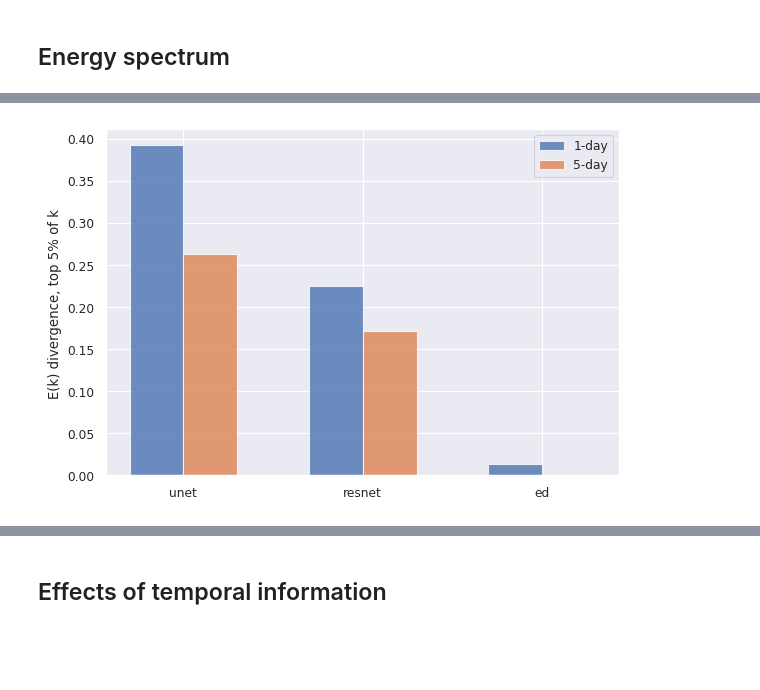
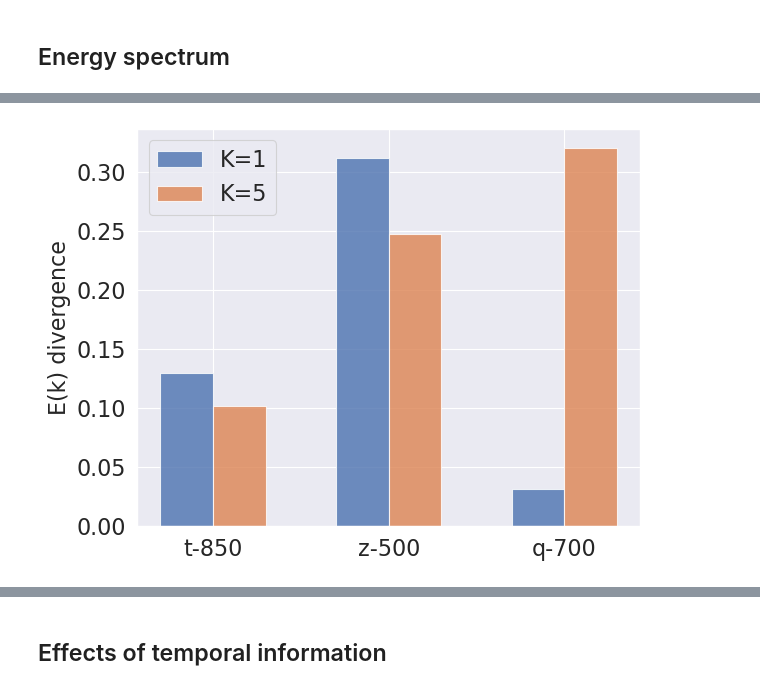
Before and after one commit to leap-stc/ChaosBench, a Jupyter notebook: notebooks/04a_s2s_eval.ipynb, the cells around one changed output, grey strips where cells are left out. Drawn from its saved outputs; the diff is of its cells as text; code cells hidden in the pictures; blank space fills up the shorter version.

```diff
--- a/notebooks/04a_s2s_eval.ipynb
+++ b/notebooks/04a_s2s_eval.ipynb
@@ -41,7 +49,7 @@ First, we plot across centers + unet
 # %%
 # Plot RMSE over time, across centers
 model_names = ['persistence', 'ecmwf', 'ukmo', 'ncep', 'cma', 'unet_s2s']
-metrics = ['rmse', 'mae', 'bias', 'r2', 'acc']
+metrics = ['rmse', 'acc', 'ssim']
 headline_vars = dict({'t-850': 'K', 'z-500': 'gpm', 'q-700': r'$kg kg^{-1}$'})
 
 for metric_idx, metric in enumerate(metrics):
@@ -49,7 +57,7 @@ for metric_idx, metric in enumerate(metrics):
 
     for model_idx, model_name in enumerate(model_names):
         if 's2s' in model_name:
-            df = pd.read_csv(Path(f'../logs/{model_name}/eval/version_3/{metric}_{model_name}.csv'))
+            df = pd.read_csv(Path(f'../logs/{model_name}/eval/version_2/{metric}_{model_name}.csv'))
 
         else:
             df = pd.read_csv(Path(f'../logs/{model_name}/eval/{metric}_{model_name}.csv'))
@@ -82,14 +88,14 @@ for metric_idx, metric in enumerate(metrics):
 Then we evaluate only on data-driven models (with persistence + ecmwf as benchmark)
 # %%
 # Plot RMSE over time, across centers and data-driven models
-model_names = ['ecmwf', 'unet_s2s', 'resnet_s2s']
+model_names = ['ecmwf', 'unet_s2s', 'resnet_s2s', 'ed_s2s', 'fno_s2s']
 
 for metric_idx, metric in enumerate(metrics):
     f, ax = plt.subplots(1, len(headline_vars), figsize=(6*len(headline_vars), 6))
 
     for model_idx, model_name in enumerate(model_names):
         if 's2s' in model_name:
-            df = pd.read_csv(Path(f'../logs/{model_name}/eval/version_3/{metric}_{model_name}.csv'))
+            df = pd.read_csv(Path(f'../logs/{model_name}/eval/version_0/{metric}_{model_name}.csv'))
 
         else:
             df = pd.read_csv(Path(f'../logs/{model_name}/eval/{metric}_{model_name}.csv'))
@@ -134,7 +138,7 @@ model_args = hyperparams['model_args']
 data_args = hyperparams['data_args']
 
 ## Checkpointing
-ckpt_filepath = log_dir / 'lightning_logs/version_3/checkpoints/'
+ckpt_filepath = log_dir / 'lightning_logs/version_0/checkpoints/'
 ckpt_filepath = list(ckpt_filepath.glob('*.ckpt'))[0]
 baseline = model.S2SBenchmarkModel(model_args=model_args, data_args=data_args)
 baseline = baseline.load_from_checkpoint(ckpt_filepath)
@@ -149,7 +153,7 @@ date_idx = 0
 param = 't'
 level = 850
 
-plot_idx = [1, config.N_STEPS // 2, config.N_STEPS - 1] # [1...config.N_STEPS-1]
+plot_idx = [1, config.N_STEPS - 1] # [1...config.N_STEPS-1]
 all_preds = list()
 all_truth = list()
 ##################
@@ -312,56 +333,68 @@ Processing ed/5-day
 # %%
 # Compute energy loss at different percentiles
 Ek_divergence = dict()
-percentile = 0.95
+percentile = 0.9
 
-for model_idx, model_item in enumerate(model_list):
+for param_level_idx, param_level in enumerate(param_levels):
+    param = param_level[0]
+    level = param_level[1]
+
     model_divergence = list()
 
-    for _, (model_spec, model_name) in enumerate(model_item.items()):
-        model_name, days_ahead = model_spec.split('/')
+    for model_idx, model_item in enumerate(model_list):
 
-        E_k = all_Ek[model_spec]
-        percentile_idx = int(E_k.shape[-1] * percentile)
+        for _, (model_spec, model_name) in enumerate(model_item.items()):
+            model_name, days_ahead = model_spec.split('/')
 
-        Ek_decay = list()
+            E_k = all_Ek[f'{model_spec}:{param}-{level}']
+            wavenumber_percentile_idx = int(E_k.shape[-1] * percentile)
+            time_percentile_idx = int(E_k.shape[0] * percentile)
 
-        # Select only the 95th percentile energy along the wavenumber
-        for i in range(1, E_k.shape[0]):
-            Ek_decay.append(
-                E_k[i, percentile_idx:].mean()
-            )
+            pred_Ek_decay, truth_Ek_decay = list(), list()
 
-        # Compute negative log convergence (similar to KL-divergence)
-        model_divergence.append(-np.log(Ek_decay[-1] / max(Ek_decay)))
+            # Select only the q-th percentile energy along the wavenumber
+            for i in range(1, E_k.shape[0]):
+                pred_Ek_decay.append(E_k[i, wavenumber_percentile_idx:])
+                truth_Ek_decay.append(all_Ek['truth'][i, wavenumber_percentile_idx:])
 
-    Ek_divergence[model_name] = model_divergence
+            # Normalize: sums to one
+            pred_Ek_decay, truth_Ek_decay = np.array(pred_Ek_decay), np.array(truth_Ek_decay)
+            pred_Ek_decay = pred_Ek_decay / pred_Ek_decay.sum(axis=1)[:, None]
+            truth_Ek_decay = truth_Ek_decay / truth_Ek_decay.sum(axis=1)[:, None]
+
+
+            # Compute negative log convergence (similar to KL-divergence)
+            model_divergence.append(np.mean(-np.log(pred_Ek_decay[time_percentile_idx:] / truth_Ek_decay[time_percentile_idx:])))
+
+        Ek_divergence[f'{model_spec}:{param}-{level}'] = model_divergence
 
 Ek_divergence = pd.DataFrame(Ek_divergence, index=[days.split('/')[-1] for days in list(model_item.keys())])
 Ek_divergence = Ek_divergence.T
 
 
 # Plotting
-f, ax = plt.subplots(figsize=(6,4))
+f, ax = plt.subplots()
 bar_width = 0.3
 initial_positions = np.arange(len(Ek_divergence.index))
 
 num_columns = len(Ek_divergence.columns)
 
 # Loop through each column and plot the bars
 for i, column in enumerate(Ek_divergence.columns):
     positions = initial_positions + i * bar_width
     ax.bar(positions, Ek_divergence[column], bar_width, label=column, alpha=0.8)
 
 # Labeling and formatting
-ax.set_ylabel(f'E(k) divergence, top {int((1-percentile)*100)}% of k ')
+ax.set_ylabel(f'E(k) divergence')
 ax.set_xticks(initial_positions + bar_width * (num_columns - 1) / 2)
-ax.set_xticklabels(Ek_divergence.index)
+ax.set_xticklabels(['-'.join(str(i) for i in param_level) for param_level in param_levels])
 ax.legend()
 
 plt.tight_layout()
 plt.show()
+# f.savefig(f'../docs/specdiv_task1.pdf', dpi=200, bbox_inches='tight');
 # %% [output]
-[figure, old version]
+[figure, new version]
 # %%
 # Plot full Energy spectra
 import matplotlib as mpl
```
Also changed, not shown: parts of 8 cells of this notebook, 26 other files.
